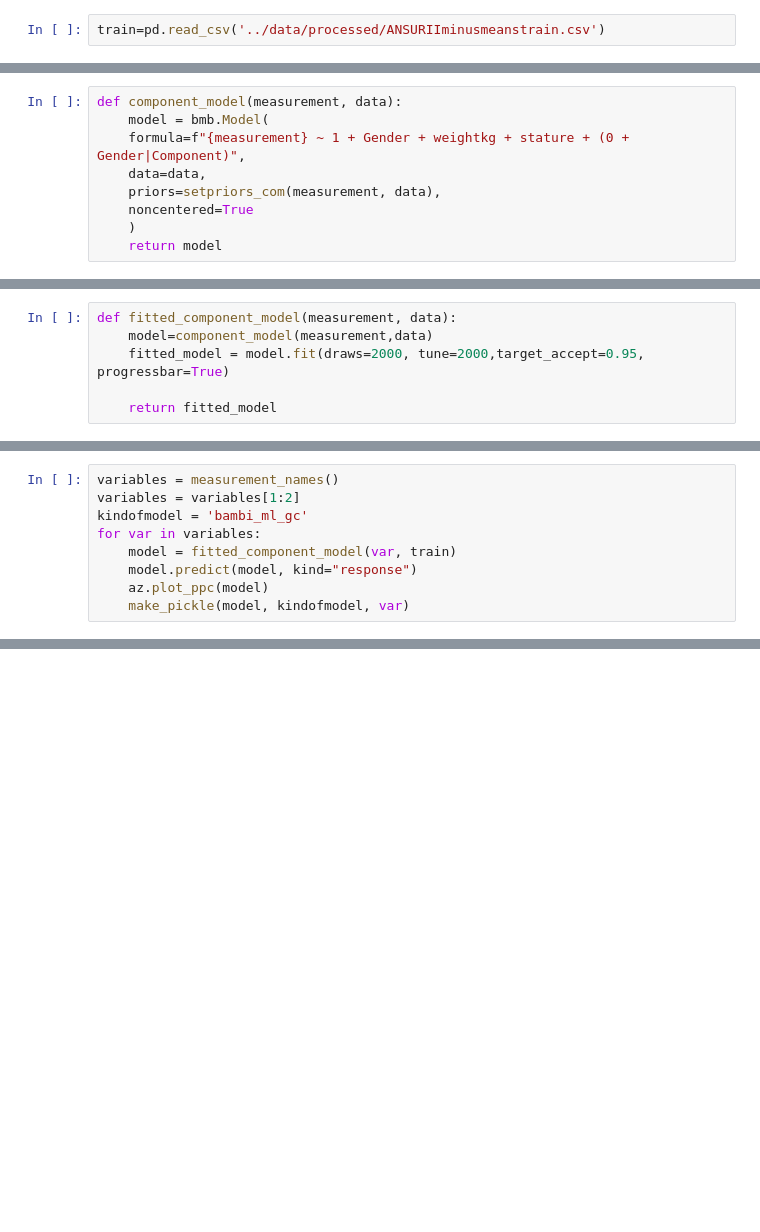
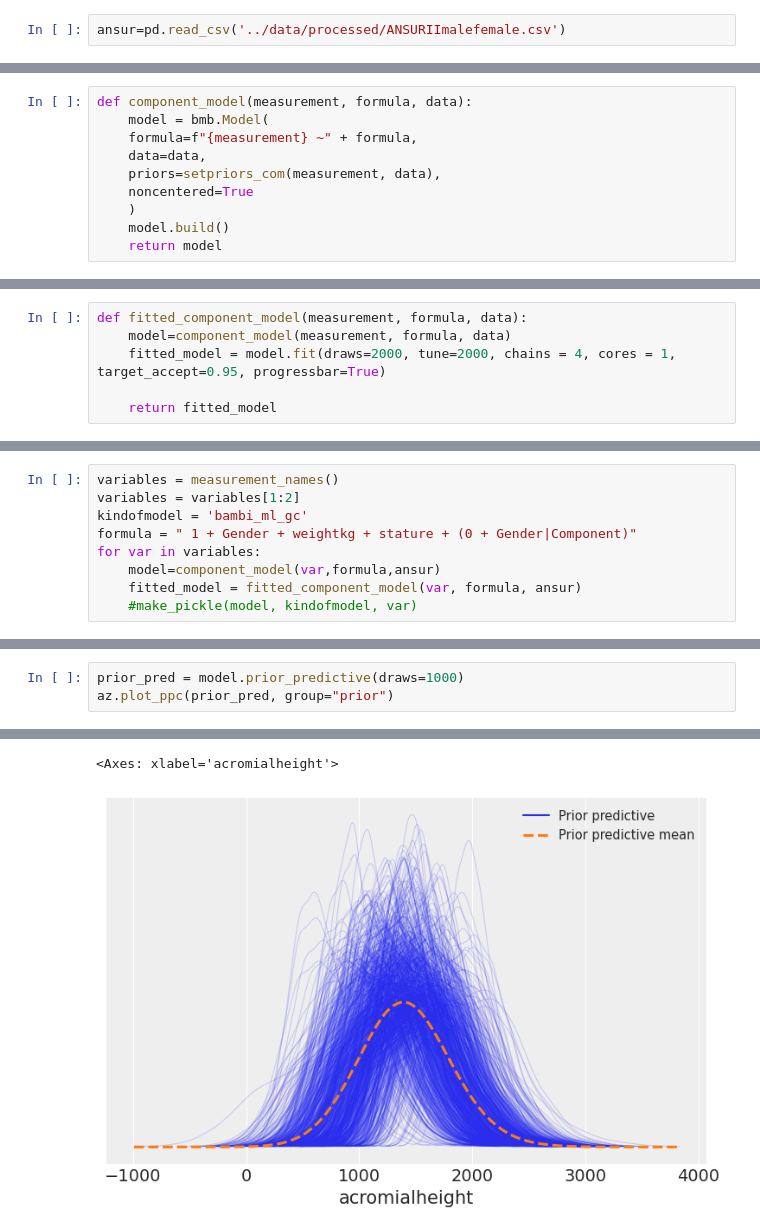
Before and after one commit to jobindjohn/anthromass, a Jupyter notebook: anthropmass/nbs/230_anthro_bambi.ipynb, the cells around one changed output, grey strips where cells are left out. Saved outputs shown, nothing was run; the diff lists cells and outputs as text; blank space fills up the shorter version.

```diff
--- a/anthropmass/nbs/230_anthro_bambi.ipynb
+++ b/anthropmass/nbs/230_anthro_bambi.ipynb
@@ -13,3 +18,3 @@ from anthropmass.anthro_module import *
 # %%
-train=pd.read_csv('../data/processed/ANSURIIminusmeanstrain.csv')
+ansur=pd.read_csv('../data/processed/ANSURIImalefemale.csv')
 # %% [markdown]
@@ -37,9 +42,10 @@ Multilevel model with Gender|Component
 # %%
-def component_model(measurement, data):
+def component_model(measurement, formula, data):
     model = bmb.Model(
-    formula=f"{measurement} ~ 1 + Gender + weightkg + stature + (0 + Gender|Component)",
+    formula=f"{measurement} ~" + formula,
     data=data,
     priors=setpriors_com(measurement, data),
     noncentered=True
     )
+    model.build()
     return model
@@ -46,6 +54,6 @@ def component_model(measurement, data):
 # %%
-def fitted_component_model(measurement, data):
-    model=component_model(measurement,data)
-    fitted_model = model.fit(draws=2000, tune=2000,target_accept=0.95, progressbar=True)
+def fitted_component_model(measurement, formula, data):
+    model=component_model(measurement, formula, data)
+    fitted_model = model.fit(draws=2000, tune=2000, chains = 4, cores = 1, target_accept=0.95, progressbar=True)
 
     return fitted_model
@@ -55,10 +65,10 @@ Making the model and fitting it and pickeling
 variables = measurement_names()
 variables = variables[1:2]
 kindofmodel = 'bambi_ml_gc'
+formula = " 1 + Gender + weightkg + stature + (0 + Gender|Component)"
 for var in variables:
-    model = fitted_component_model(var, train)
-    model.predict(model, kind="response")
-    az.plot_ppc(model)
-    make_pickle(model, kindofmodel, var)
+    model=component_model(var,formula,ansur)
+    fitted_model = fitted_component_model(var, formula, ansur)
+    #make_pickle(model, kindofmodel, var)
 # %% [output]
 Initializing NUTS using jitter+adapt_diag...
@@ -70,0 +82,4 @@ AttributeError: 'InferenceData' object has no attribute 'predict'
+# %%
+prior_pred = model.prior_predictive(draws=1000)
+az.plot_ppc(prior_pred, group="prior")
+# %% [output]
@@ -70,0 +87,2 @@ AttributeError: 'InferenceData' object has no attribute 'predict'
+<Axes: xlabel='acromialheight'>
+[figure, added]
```
Also changed, not shown: parts of 29 cells of this notebook, 3 other files.
